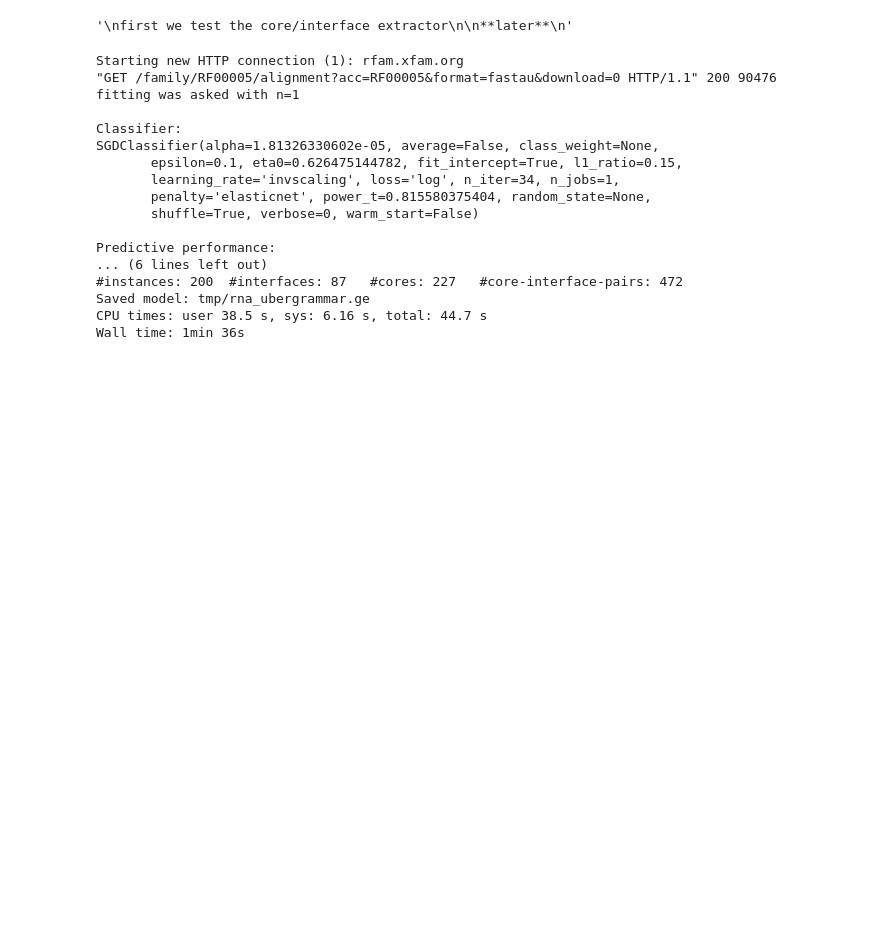
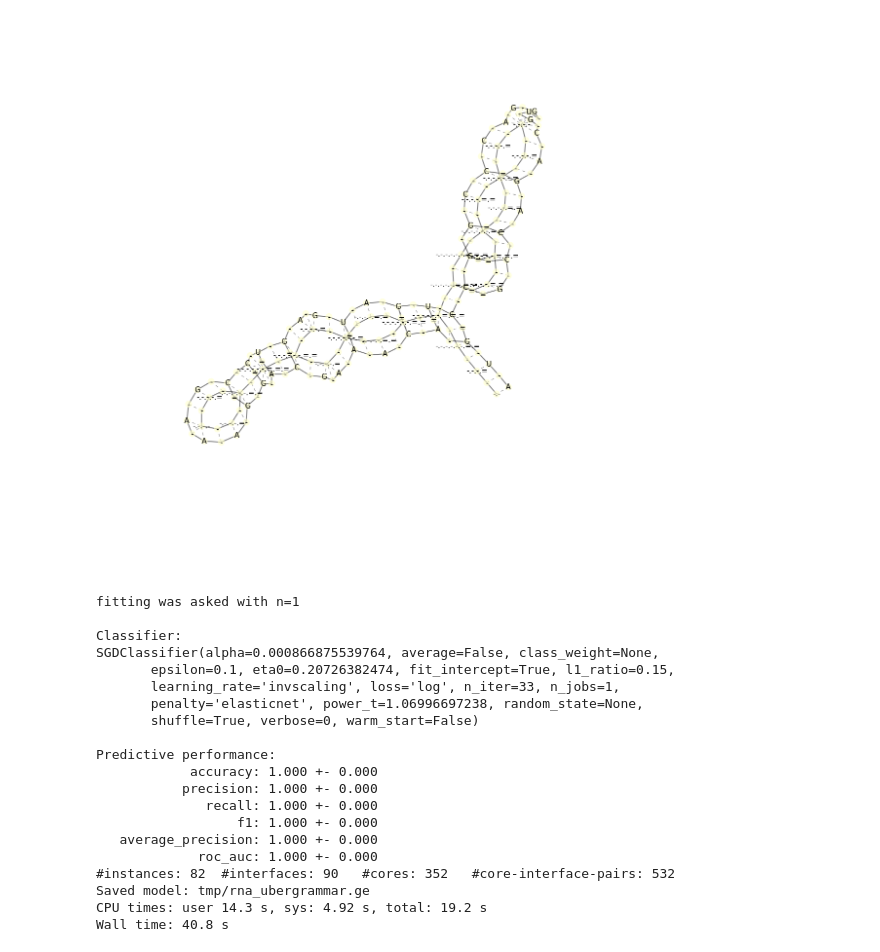
Before and after one commit to fabriziocosta/GraphLearn, a Jupyter notebook: example/UberSampler.ipynb, the cells around one changed output. Cells and saved outputs as stored; diff of their text form; code cells hidden in the pictures; blank space fills up the shorter version.

```diff
--- a/example/UberSampler.ipynb
+++ b/example/UberSampler.ipynb
@@ -22,14 +30,21 @@ def get_graphs(rfam_id = 'RF00005'):
     seqs = fasta_to_sequence(rfam_uri(rfam_id))
     graphs = rnafold_to_eden(seqs, shape_type=5, energy_range=30, max_num=3)
     return graphs
-# %%
-'''
-first we test the core/interface extractor
-
-**later**
-'''
-# %% [output]
-'\nfirst we test the core/interface extractor\n\n**later**\n'
+# %%
+'''
+first we test the core/interface extractor AKA graphmanager oO
+'''
+%matplotlib inline
+import graphlearn.abstract_graphs.ubergraphlearn as ul
+from graphlearn.utils import draw
+graphs=get_graphs()
+graph=graphs.next()
+
+gman = ul.UberGraphManager(graph, base_thickness_list=[2])
+cips=gman.all_cips(thickness_list=[2],radius_list=[0,1],hash_bitmask=2**20-1)
+draw.graphlearn(gman.graph(nested=True), size=20)
+# %% [output]
+[figure, added]
 # %%
 %%time
 '''
@@ -38,37 +53,43 @@ second is reading a grammar and training an estimator
 %matplotlib inline
 import graphlearn.utils.draw as myutils
 import graphlearn.abstract_graphs.ubergraphlearn as ul
+import graphlearn.abstract_graphs.rna_my_abstract as rna
 import itertools
 
 # learn a grammar
 graphs = get_graphs()
-graphs = itertools.islice(graphs,200)
+graphs = itertools.islice(graphs,100)
 
 sampler=ul.UberSampler(radius_list=[0,1],
-                       thickness_list=[2],
-                       min_cip_count=2,
-                       min_interface_count=3)
+                       thickness_list=[1],
+                       min_cip_count=1,
+                       min_interface_count=3,
+                       #postprocessor=rna.PostProcessor()
+                      )
 
 sampler.fit(graphs,n_jobs=4,batch_size=3)
 
 sampler.save('tmp/rna_ubergrammar.ge')
 # %% [output]
-Starting new HTTP connection (1): rfam.xfam.org
-"GET /family/RF00005/alignment?acc=RF00005&format=fastau&download=0 HTTP/1.1" 200 90476
 fitting was asked with n=1
 
 Classifier:
-SGDClassifier(alpha=1.81326330602e-05, average=False, class_weight=None,
-       epsilon=0.1, eta0=0.626475144782, fit_intercept=True, l1_ratio=0.15,
-       learning_rate='invscaling', loss='log', n_iter=34, n_jobs=1,
-       penalty='elasticnet', power_t=0.815580375404, random_state=None,
+SGDClassifier(alpha=0.000866875539764, average=False, class_weight=None,
+       epsilon=0.1, eta0=0.20726382474, fit_intercept=True, l1_ratio=0.15,
+       learning_rate='invscaling', loss='log', n_iter=33, n_jobs=1,
+       penalty='elasticnet', power_t=1.06996697238, random_state=None,
        shuffle=True, verbose=0, warm_start=False)
 
 Predictive performance:
-... (6 lines left out)
-#instances: 200  #interfaces: 87   #cores: 227   #core-interface-pairs: 472
+            accuracy: 1.000 +- 0.000
+           precision: 1.000 +- 0.000
+              recall: 1.000 +- 0.000
+                  f1: 1.000 +- 0.000
+   average_precision: 1.000 +- 0.000
+             roc_auc: 1.000 +- 0.000
+#instances: 82  #interfaces: 90   #cores: 352   #core-interface-pairs: 532
 Saved model: tmp/rna_ubergrammar.ge
-CPU times: user 38.5 s, sys: 6.16 s, total: 44.7 s
-Wall time: 1min 36s
+CPU times: user 14.3 s, sys: 4.92 s, total: 19.2 s
+Wall time: 40.8 s
 # %%
 #draw production rules
```
Also changed, not shown: parts of 9 cells of this notebook, 6 other files.
